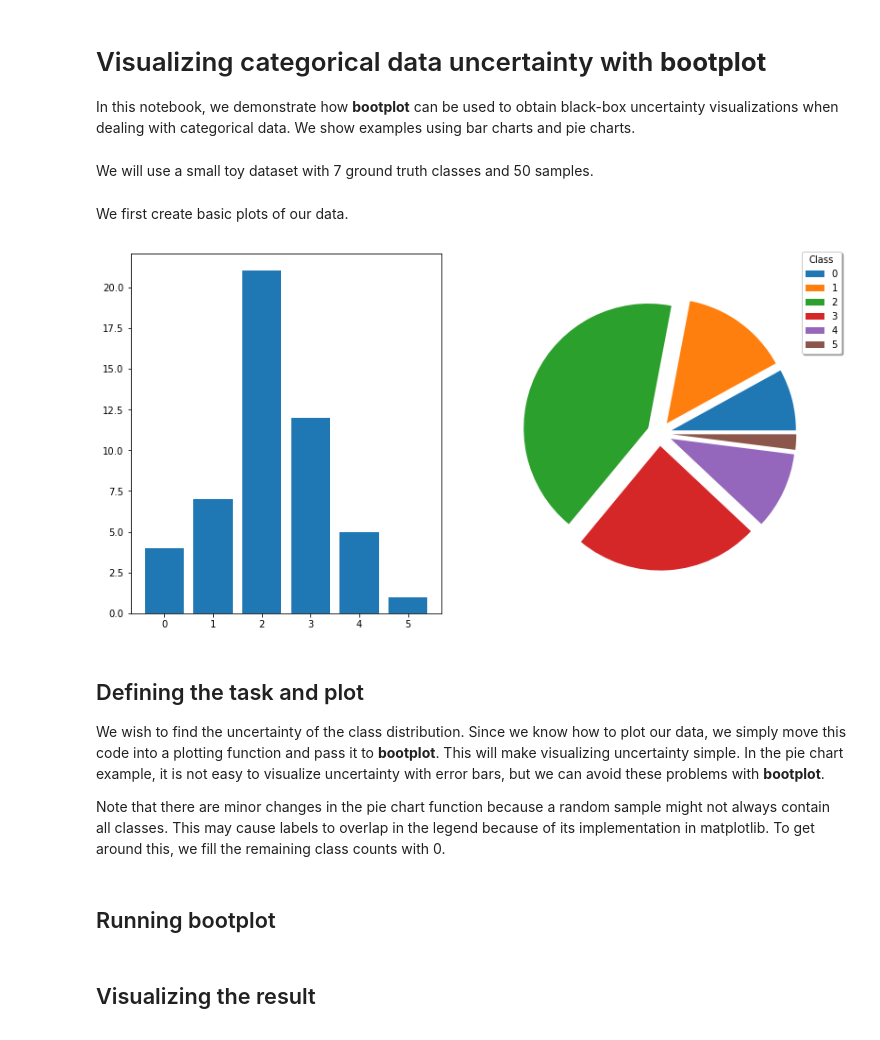
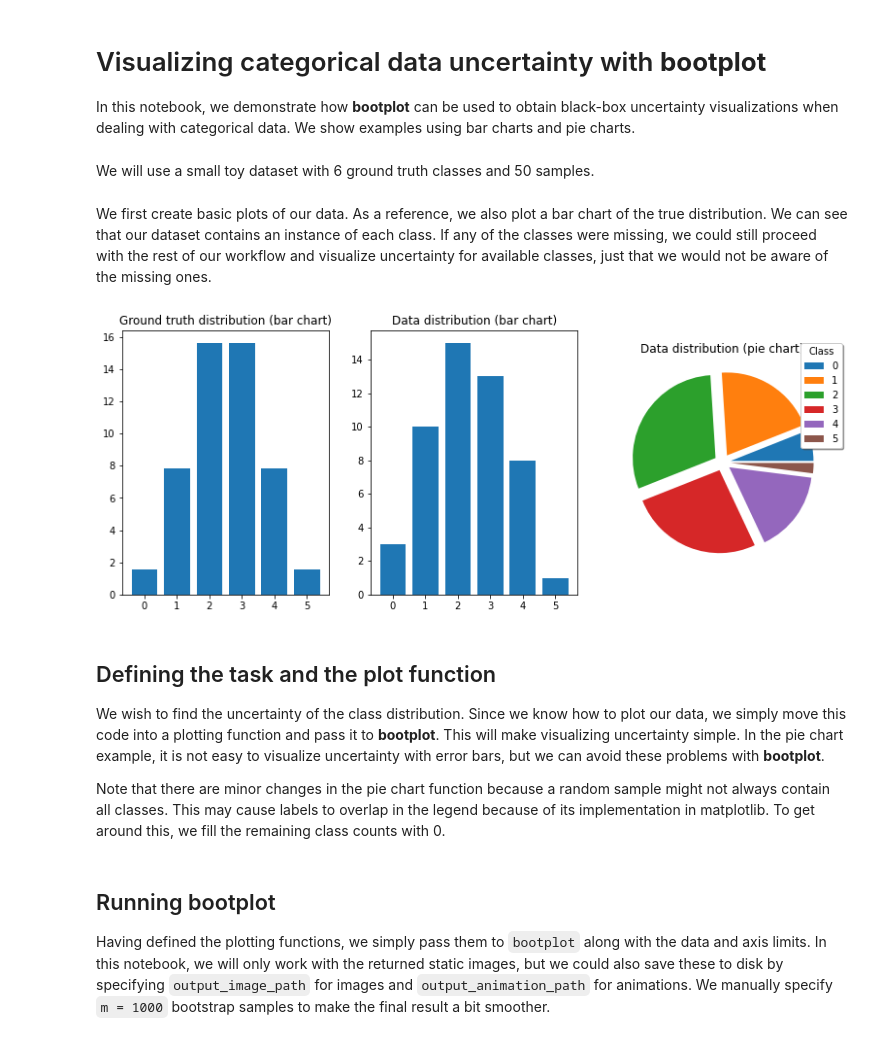
Before and after one commit to davidnabergoj/bootplot, a Jupyter notebook: examples/notebooks/categorical_data.ipynb, the cells around one changed output. Cells and saved outputs as stored; diff of their text form; code cells hidden in the pictures.

Commit message:
Update categorical data notebook

```diff
--- a/examples/notebooks/categorical_data.ipynb
+++ b/examples/notebooks/categorical_data.ipynb
@@ -8,31 +8,50 @@ import numpy as np
 from bootplot import bootplot
 import matplotlib.pyplot as plt
 # %% [markdown]
-We will use a small toy dataset with 7 ground truth classes and 50 samples.
+We will use a small toy dataset with 6 ground truth classes and 50 samples.
 # %%
-np.random.seed(0)
-data = np.random.binomial(7, 0.3, 50)
-n_classes = 7
+np.random.seed(1)
+n_classes = 6
+event_probability = 0.5
+data = np.random.binomial(n_classes - 1, event_probability, 50)
-# %% [markdown]
-We first create basic plots of our data.
+# %% [markdown]
+We first create basic plots of our data. As a reference, we also plot a bar chart of the true distribution. We can see that our dataset contains an instance of each class. If any of the classes were missing, we could still proceed with the rest of our workflow and visualize uncertainty for available classes, just that we would not be aware of the missing ones.
 # %%
-fig, axes = plt.subplots(1, 2, figsize=(13, 7))
+import math
+
+
+def binomial_pmf(x, n, p):
+    return np.array([math.comb(n, x[i]) * (p ** x[i]) * ((1 - p) ** (n - x[i])) for i in range(len(x))])
+
+
+fig, axes = plt.subplots(1, 3, figsize=(13, 5))
+
+# Ground truth bar chart (showing counts instead of frequencies)
+axes[0].set_title('Ground truth distribution (bar chart)')
+axes[0].bar(np.arange(n_classes), binomial_pmf(np.arange(n_classes), n_classes - 1, event_probability) * len(data))
+
+# Empirical distribution / dataset bar chart
+axes[1].set_title('Data distribution (bar chart)')
 labels, counts = np.unique(data, return_counts=True)
-axes[0].bar(labels, counts)
-wedges, _ = axes[1].pie(counts, explode=0.1 * np.ones(len(labels)))
-axes[1].legend(
+axes[1].bar(labels, counts)
+
+# Empirical distribution / dataset pie chart
+axes[2].set_title('Data distribution (pie chart)')
+wedges, _ = axes[2].pie(counts, explode=0.1 * np.ones(len(labels)))
+axes[2].legend(
     wedges,
     list(range(len(labels))),
     loc='upper right',
     bbox_to_anchor=(1.1, 1.1, 0, 0),
     shadow=True,
     title='Class'
 )
+
 plt.show()
 # %% [output]
-[figure, old version]
+[figure, new version]
 # %% [markdown]
-## Defining the task and plot
+## Defining the task and the plot function
 
 We wish to find the uncertainty of the class distribution. Since we know how to plot our data, we simply move this code into a plotting function and pass it to **bootplot**. This will make visualizing uncertainty simple. In the pie chart example, it is not easy to visualize uncertainty with error bars, but we can avoid these problems with **bootplot**.
 
@@ -61,8 +80,10 @@ def target_distribution_pie_chart(data_subset, data_full, ax):
         shadow=True,
         title='Class'
     )
-# %% [markdown]
-## Running bootplot
+# %% [markdown]
+## Running bootplot
+
+Having defined the plotting functions, we simply pass them to `bootplot` along with the data and axis limits. In this notebook, we will only work with the returned static images, but we could also save these to disk by specifying `output_image_path` for images and `output_animation_path` for animations. We manually specify `m = 1000` bootstrap samples to make the final result a bit smoother.
 # %%
 bar_chart_image = bootplot(
     target_distribution_bar_chart,
@@ -78,8 +99,6 @@ pie_chart_image = bootplot(
     xlim=(-3, 3),
     ylim=(-3, 3)
 )
-# %% [markdown]
-## Visualizing the result
 # %%
 fig, axes = plt.subplots(1, 2, figsize=(13, 7))
 
```
Also changed, not shown: parts of 4 cells of this notebook.
